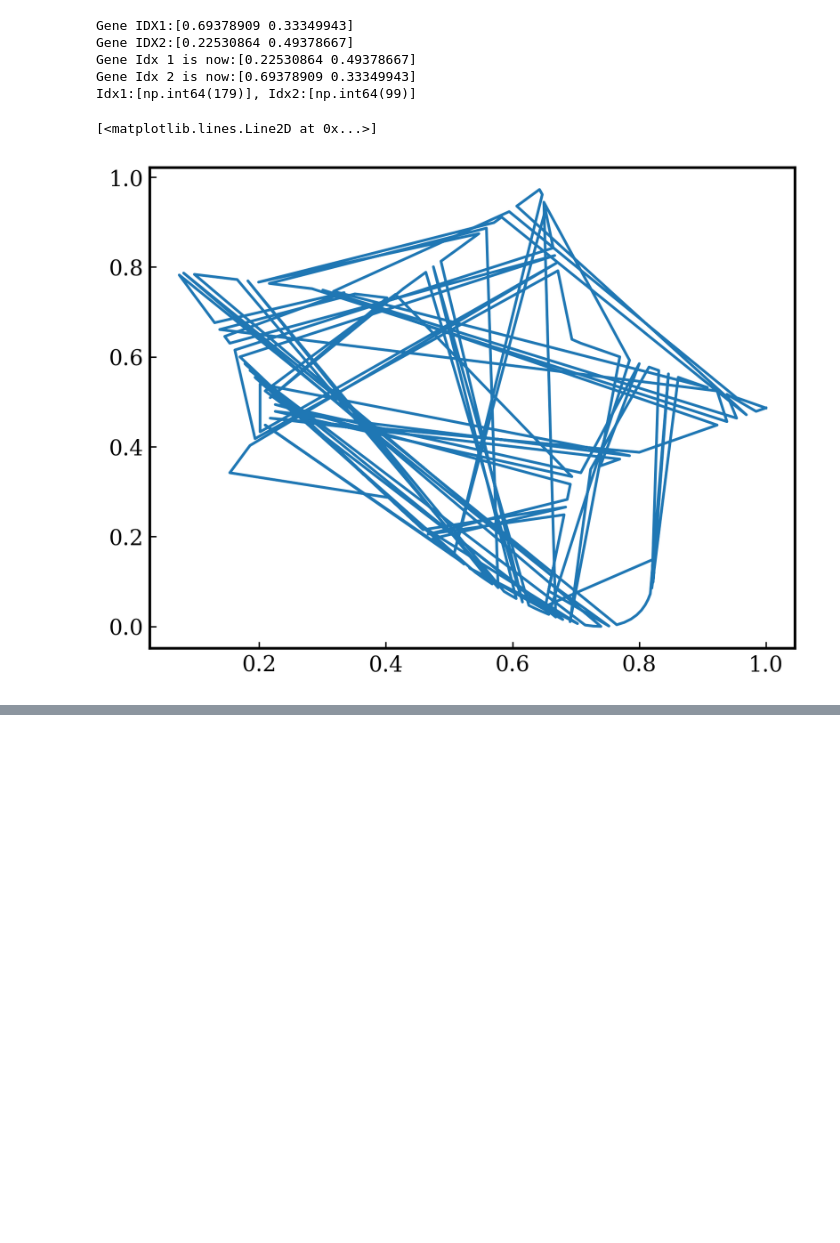
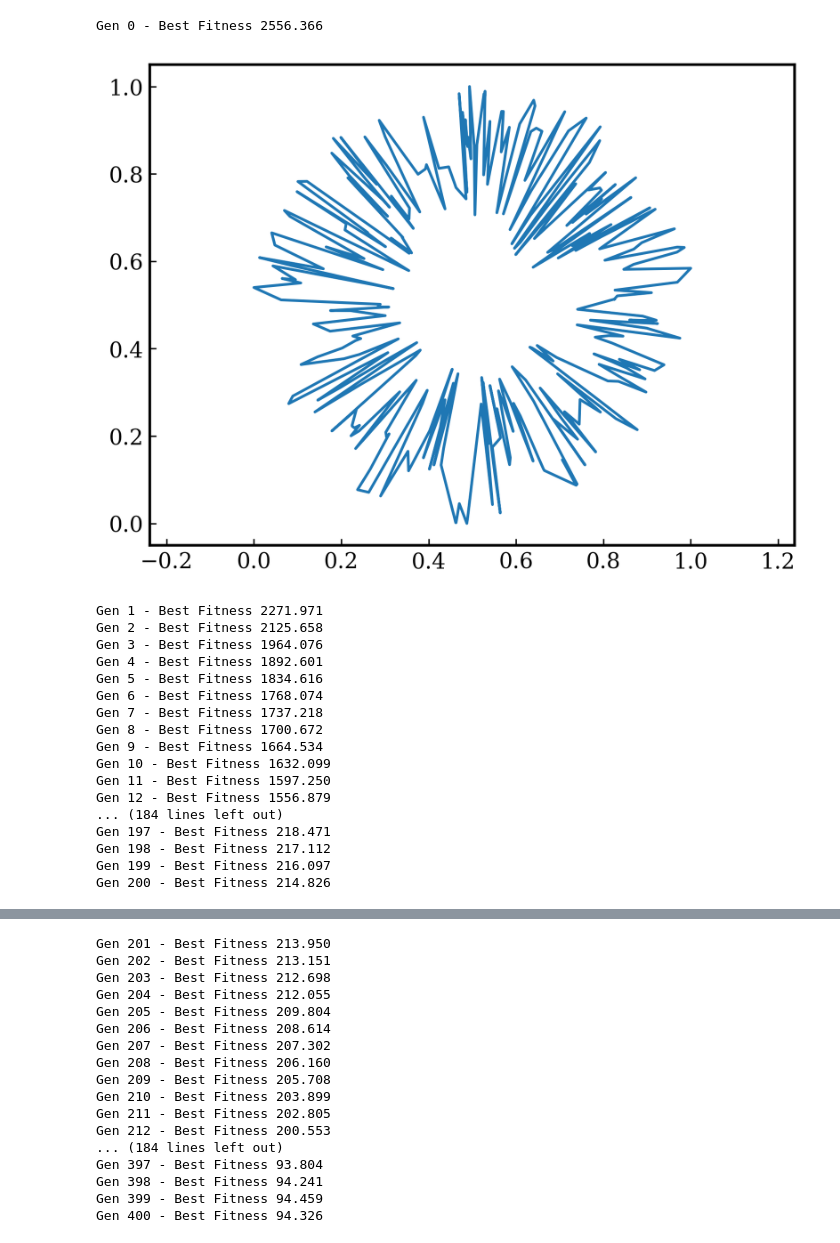
Before and after one commit to jhell1717/latentoptim, a Jupyter notebook: examples/run_ga.ipynb, the cells around one changed output, grey strips where cells are left out. Saved outputs shown, nothing was run; the diff lists cells and outputs as text; code cells hidden in the pictures; blank space fills up the shorter version.

```diff
--- a/examples/run_ga.ipynb
+++ b/examples/run_ga.ipynb
@@ -14,4 +7,4 @@ test_shapes = data.Generator(resolution=200,num_shapes=10).generate_shapes()
 # %%
-population = ga.Population(test_shapes)
+population = ga.Population.create_random_population(size=1000,n_points=300)
 # %%
-ga = ga.GeneticAlgorithm(population=population)
+algo = ga.GeneticAlgorithm(population,50,10000)
@@ -95,11 +11,22 @@ def mutate(genes,mutation_prob=0.5):
-# %%
-child = mutate(child,0.5)
-plt.plot(child[:,0],child[:,1])
-# %% [output]
-Gene IDX1:[0.69378909 0.33349943]
-Gene IDX2:[0.22530864 0.49378667]
-Gene Idx 1 is now:[0.22530864 0.49378667]
-Gene Idx 2 is now:[0.69378909 0.33349943]
-Idx1:[np.int64(179)], Idx2:[np.int64(99)]
-[<matplotlib.lines.Line2D at 0x...>]
-[figure, removed]
+# %%
+algo.run_ga()
+# %% [output]
+Gen 0 - Best Fitness 2556.366
+[figure, added]
+Gen 1 - Best Fitness 2271.971
+Gen 2 - Best Fitness 2125.658
+Gen 3 - Best Fitness 1964.076
+Gen 4 - Best Fitness 1892.601
+Gen 5 - Best Fitness 1834.616
+Gen 6 - Best Fitness 1768.074
+Gen 7 - Best Fitness 1737.218
+Gen 8 - Best Fitness 1700.672
+Gen 9 - Best Fitness 1664.534
+Gen 10 - Best Fitness 1632.099
+Gen 11 - Best Fitness 1597.250
+Gen 12 - Best Fitness 1556.879
+... (184 lines left out)
+Gen 197 - Best Fitness 218.471
+Gen 198 - Best Fitness 217.112
+Gen 199 - Best Fitness 216.097
+Gen 200 - Best Fitness 214.826
@@ -105,0 +34,17 @@ Idx1:[np.int64(179)], Idx2:[np.int64(99)]
+Gen 201 - Best Fitness 213.950
+Gen 202 - Best Fitness 213.151
+Gen 203 - Best Fitness 212.698
+Gen 204 - Best Fitness 212.055
+Gen 205 - Best Fitness 209.804
+Gen 206 - Best Fitness 208.614
+Gen 207 - Best Fitness 207.302
+Gen 208 - Best Fitness 206.160
+Gen 209 - Best Fitness 205.708
+Gen 210 - Best Fitness 203.899
+Gen 211 - Best Fitness 202.805
+Gen 212 - Best Fitness 200.553
+... (184 lines left out)
+Gen 397 - Best Fitness 93.804
+Gen 398 - Best Fitness 94.241
+Gen 399 - Best Fitness 94.459
+Gen 400 - Best Fitness 94.326
```
Also changed, not shown: parts of 7 cells of this notebook, 8 other files.
